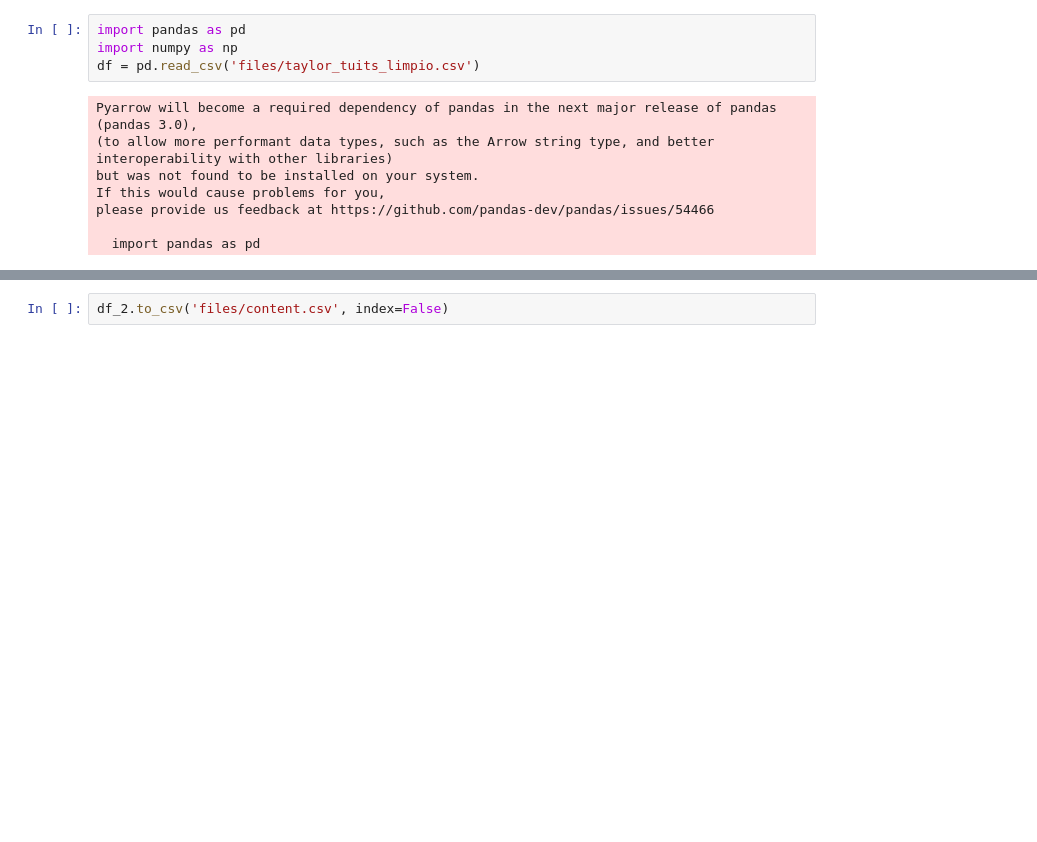
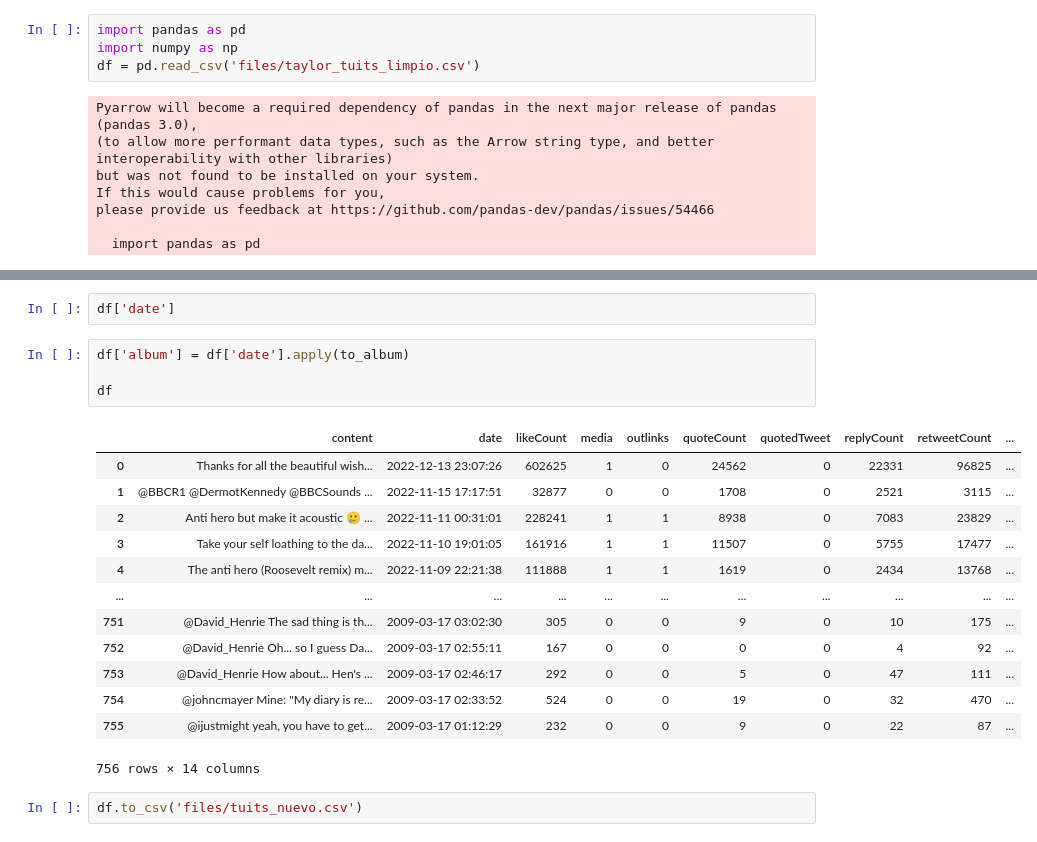
Before and after one commit to icorreald/promog-modulo4-sprint2-pairprogramming-marina_escobar-isabel_correal, a Jupyter notebook: isa_hace_cosas.ipynb, the cells around one changed output, grey strips where cells are left out. Cells and saved outputs as stored; diff of their text form; blank space fills up the shorter version.

```diff
--- a/isa_hace_cosas.ipynb
+++ b/isa_hace_cosas.ipynb
@@ -1198,2 +1226,22 @@ df_2 =pd.DataFrame(df_2)
+# %%
+df['date']
+# %%
+df['album'] = df['date'].apply(to_album)
+
+df
+# %% [output]
+|  | content | date | likeCount | media | outlinks | quoteCount | quotedTweet | replyCount | retweetCount | ... |
+| 0 | Thanks for all the beautiful wish... | 2022-12-13 23:07:26 | 602625 | 1 | 0 | 24562 | 0 | 22331 | 96825 | ... |
+| 1 | @BBCR1 @DermotKennedy @BBCSounds ... | 2022-11-15 17:17:51 | 32877 | 0 | 0 | 1708 | 0 | 2521 | 3115 | ... |
+| 2 | Anti hero but make it acoustic 🥲 ... | 2022-11-11 00:31:01 | 228241 | 1 | 1 | 8938 | 0 | 7083 | 23829 | ... |
+| 3 | Take your self loathing to the da... | 2022-11-10 19:01:05 | 161916 | 1 | 1 | 11507 | 0 | 5755 | 17477 | ... |
+| 4 | The anti hero (Roosevelt remix) m... | 2022-11-09 22:21:38 | 111888 | 1 | 1 | 1619 | 0 | 2434 | 13768 | ... |
+| ... | ... | ... | ... | ... | ... | ... | ... | ... | ... | ... |
+| 751 | @David_Henrie The sad thing is th... | 2009-03-17 03:02:30 | 305 | 0 | 0 | 9 | 0 | 10 | 175 | ... |
+| 752 | @David_Henrie Oh... so I guess Da... | 2009-03-17 02:55:11 | 167 | 0 | 0 | 0 | 0 | 4 | 92 | ... |
+| 753 | @David_Henrie How about... Hen's ... | 2009-03-17 02:46:17 | 292 | 0 | 0 | 5 | 0 | 47 | 111 | ... |
+| 754 | @johncmayer Mine: "My diary is re... | 2009-03-17 02:33:52 | 524 | 0 | 0 | 19 | 0 | 32 | 470 | ... |
+| 755 | @ijustmight yeah, you have to get... | 2009-03-17 01:12:29 | 232 | 0 | 0 | 9 | 0 | 22 | 87 | ... |
+756 rows × 14 columns
 # %%
-df_2.to_csv('files/content.csv', index=False)
+df.to_csv('files/tuits_nuevo.csv')
```
Also changed, not shown: parts of 4 cells of this notebook, 2 other files.
